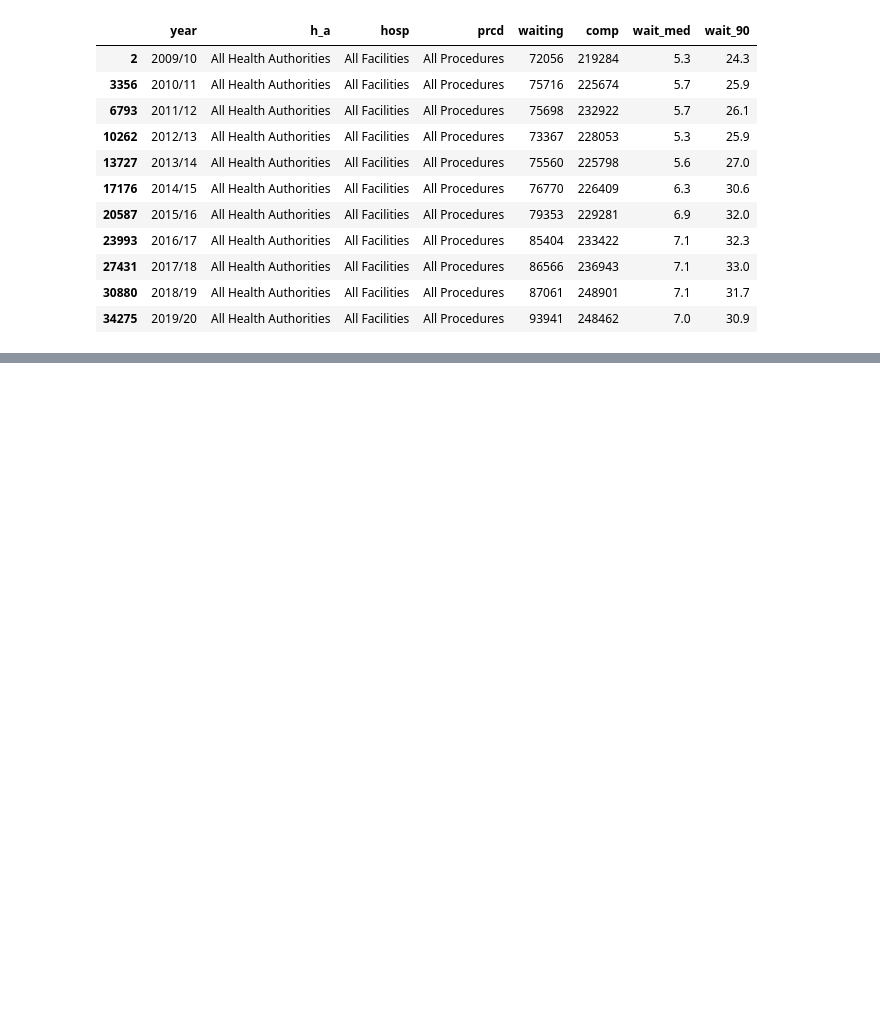
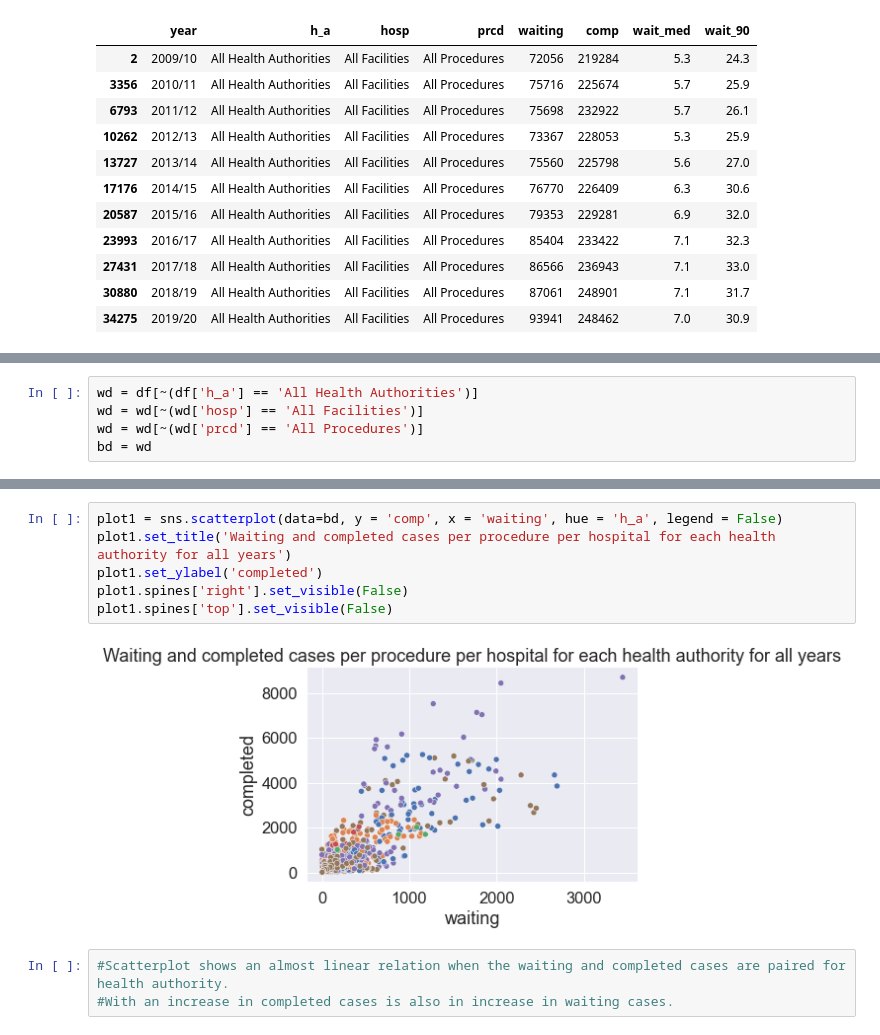
Before and after one commit to data301-2020-winter2/course-project-group_1022, a Jupyter notebook: analysis/Akshaj/milestone2.pnb/milestone2.ipynb, the cells around one changed output, grey strips where cells are left out. Drawn from its saved outputs; the diff is of its cells as text; blank space fills up the shorter version.

```diff
--- a/analysis/Akshaj/milestone2.pnb/milestone2.ipynb
+++ b/analysis/Akshaj/milestone2.pnb/milestone2.ipynb
@@ -156,0 +202,5 @@ ImportError: attempted relative import with no known parent package
+# %%
+wd = df[~(df['h_a'] == 'All Health Authorities')]
+wd = wd[~(wd['hosp'] == 'All Facilities')]
+wd = wd[~(wd['prcd'] == 'All Procedures')]
+bd = wd
@@ -156,0 +215,11 @@ ImportError: attempted relative import with no known parent package
+# %%
+plot1 = sns.scatterplot(data=bd, y = 'comp', x = 'waiting', hue = 'h_a', legend = False)
+plot1.set_title('Waiting and completed cases per procedure per hospital for each health authority for all years')
+plot1.set_ylabel('completed')
+plot1.spines['right'].set_visible(False)
+plot1.spines['top'].set_visible(False)
+# %% [output]
+[figure, added]
+# %%
+#Scatterplot shows an almost linear relation when the waiting and completed cases are paired for health authority.
+#With an increase in completed cases is also in increase in waiting cases.
```
Also changed, not shown: parts of 12 cells of this notebook, 4 other files.
